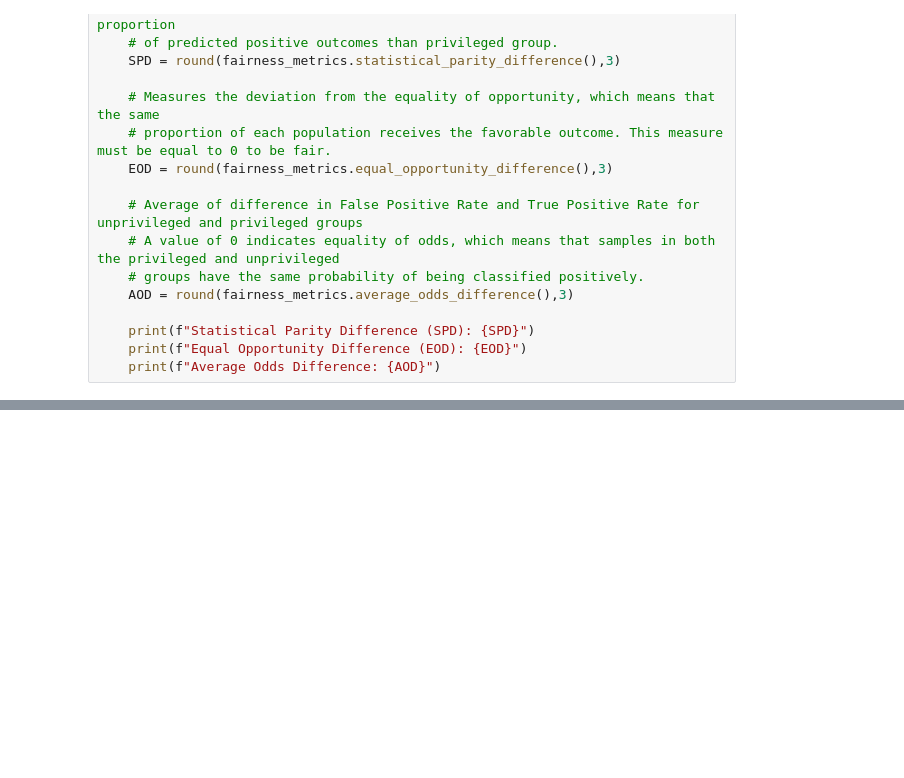
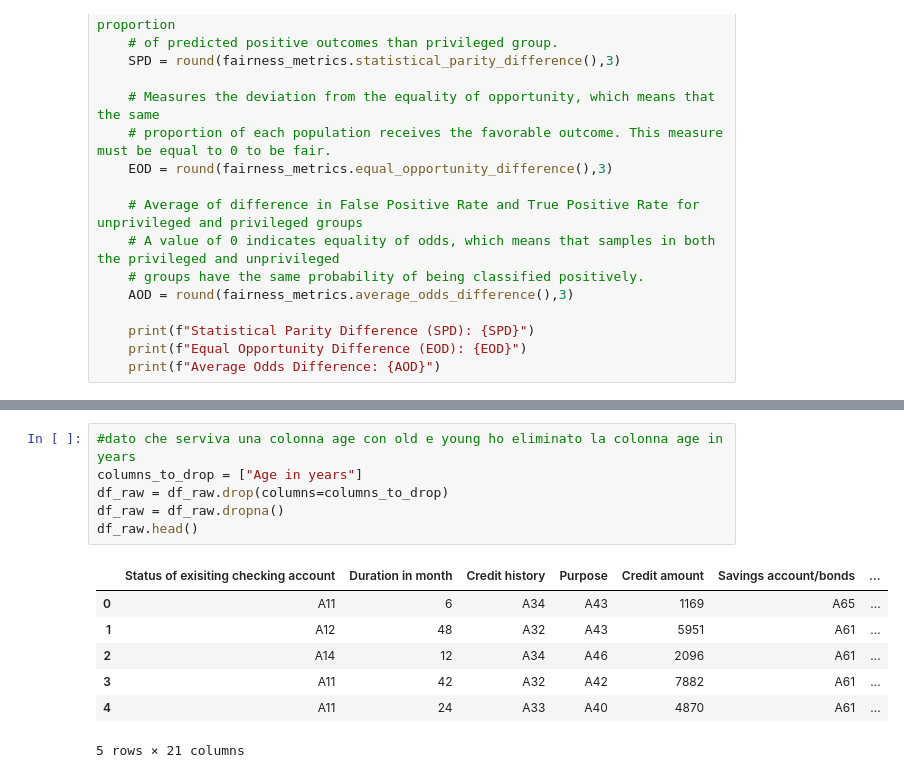
Before and after one commit to MarioCicalese/Fairness_datasmell_SE4AI, a Jupyter notebook: rawGermanCredit.ipynb, the cells around one changed output, grey strips where cells are left out. Cells and saved outputs as stored; diff of their text form; blank space fills up the shorter version.

```diff
--- a/rawGermanCredit.ipynb
+++ b/rawGermanCredit.ipynb
@@ -94,3 +126,17 @@ df_raw = df_raw.dropna()
+# %%
+#dato che serviva una colonna age con old e young ho eliminato la colonna age in years
+columns_to_drop = ["Age in years"]
+df_raw = df_raw.drop(columns=columns_to_drop)
+df_raw = df_raw.dropna()
+df_raw.head()
+# %% [output]
+|  | Status of exisiting checking account | Duration in month | Credit history | Purpose | Credit amount | Savings account/bonds | ... |
+| 0 | A11 | 6 | A34 | A43 | 1169 | A65 | ... |
+| 1 | A12 | 48 | A32 | A43 | 5951 | A61 | ... |
+| 2 | A14 | 12 | A34 | A46 | 2096 | A61 | ... |
+| 3 | A11 | 42 | A32 | A42 | 7882 | A61 | ... |
+| 4 | A11 | 24 | A33 | A40 | 4870 | A61 | ... |
+5 rows × 21 columns
 # %%
 df_raw.info()
 # %% [output]
```
Also changed, not shown: parts of 27 cells of this notebook, 1 other file.
